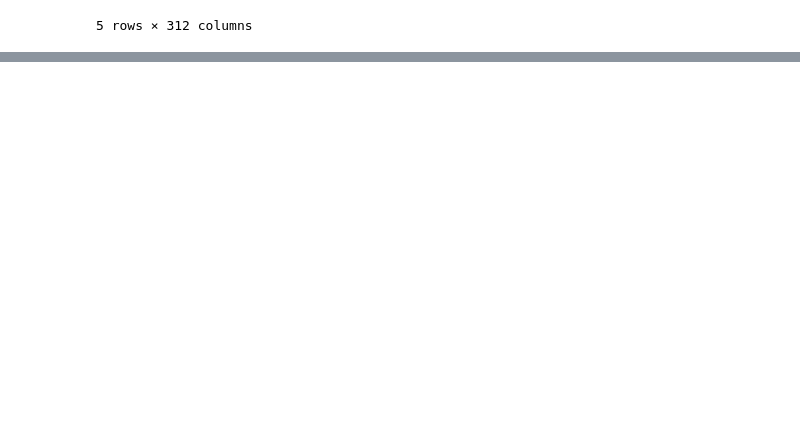
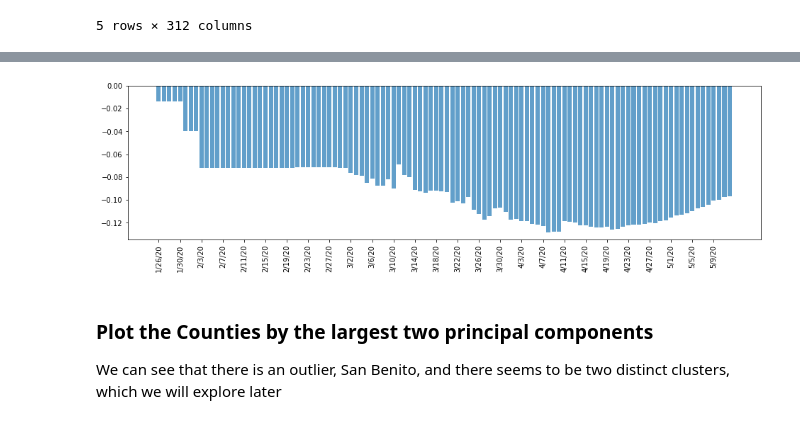
Before and after one commit to AndyFlury13/covid19-final-project, a Jupyter notebook: final_proj/victor.ipynb, the cells around one changed output, grey strips where cells are left out. Saved outputs shown, nothing was run; the diff lists cells and outputs as text; code cells hidden in the pictures; blank space fills up the shorter version.

```diff
--- a/final_proj/victor.ipynb
+++ b/final_proj/victor.ipynb
@@ -205,0 +242,17 @@ plot_correlations(california_cases, corr, california_cases['5/8/20']/california_
+# %%
+dates = date_columns(california_cases)
+
+#take just the cases, and normalize by population
+ca = california_cases[dates].div(california_cases['PopulationEstimate2018'], axis=0)
+#center and standardize the variance
+ca = ((ca - ca.mean())/np.std(ca)).drop(columns=['1/22/20', '1/23/20', '1/24/20', '1/25/20'])
+#PCA!
+u, s, vt = np.linalg.svd(ca, full_matrices=False)
+#Put the first 10 PC into a dataframe
+pc_df = pd.DataFrame((u @ np.diag(s))[:,:10], columns=['pc%d' % i for i in range(1, 11)])
+
+#Calculate the percent variance that can be explained.
+total_variance_computed_from_singular_values = np.sum(s**2)/ca.shape[0]
+total_variance_computed_from_data = sum(np.var(ca, axis=0))
+variance_explained_by_1st_pc = ((s[0]**2)/ca.shape[0])/total_variance_computed_from_data
+variance_explained_by_1st_pc
@@ -205,0 +268,13 @@ plot_correlations(california_cases, corr, california_cases['5/8/20']/california_
+# %%
+#See which dates most affect the first principal component
+#Taken from HW8
+def plot_pc(col_names, vt, k):
+    plt.bar(col_names, vt[k, :], alpha=0.7)
+    plt.xticks(col_names[::4], rotation=90);
+with plt.rc_context({"figure.figsize": (16, 4)}):
+    plot_pc(list(ca.columns), vt, 0);
+# %% [output]
+[figure, added]
+# %% [markdown]
+### Plot the Counties by the largest two principal components
+We can see that there is an outlier, San Benito, and there seems to be two distinct clusters, which we will explore later
```
Also changed, not shown: parts of 23 cells of this notebook.
